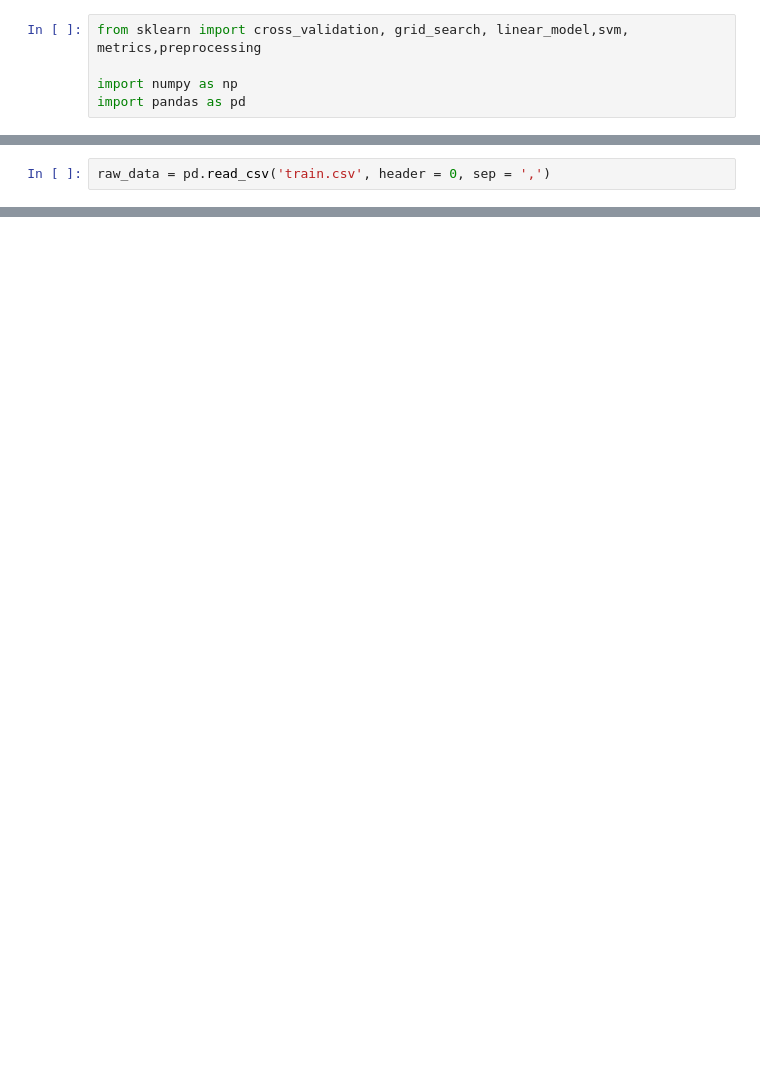
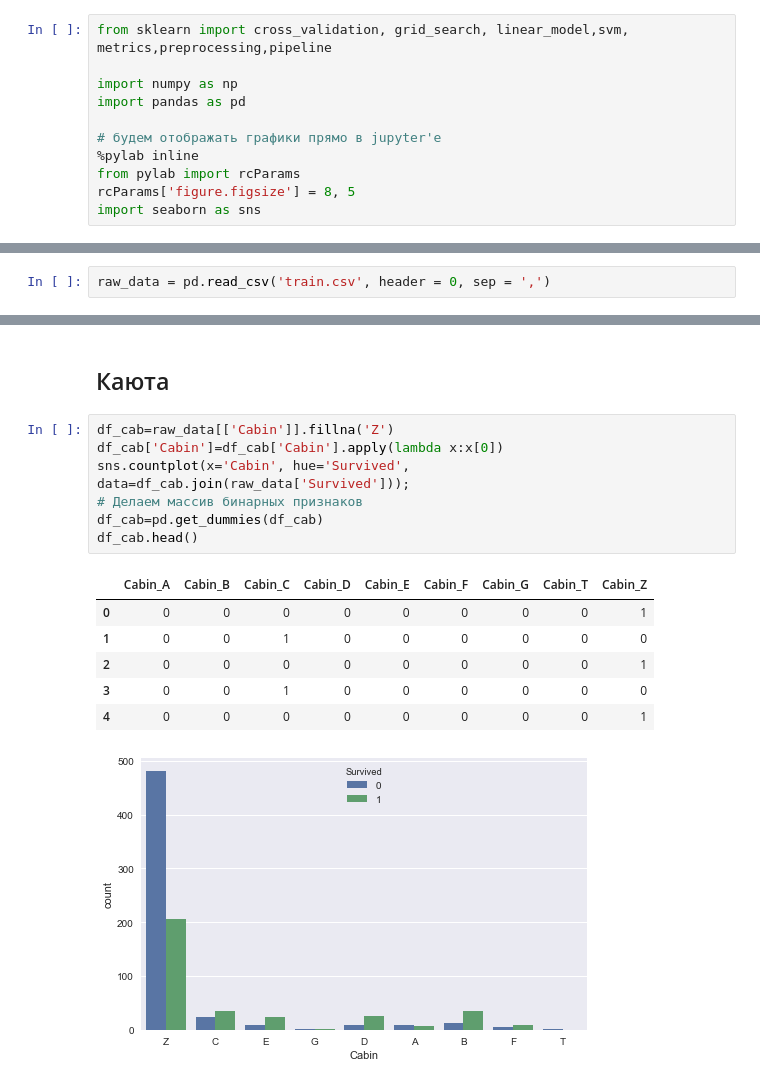
Before and after one commit to MiniGN/Kaggle-Titanic, a Jupyter notebook: run.ipynb, the cells around one changed output, grey strips where cells are left out. Drawn from its saved outputs; the diff is of its cells as text; blank space fills up the shorter version.

```diff
--- a/run.ipynb
+++ b/run.ipynb
@@ -1,5 +1,11 @@
 # %%
-from sklearn import cross_validation, grid_search, linear_model,svm, metrics,preprocessing
+from sklearn import cross_validation, grid_search, linear_model,svm, metrics,preprocessing,pipeline
 
 import numpy as np
 import pandas as pd
+
+# будем отображать графики прямо в jupyter'e
+%pylab inline
+from pylab import rcParams
+rcParams['figure.figsize'] = 8, 5
+import seaborn as sns
@@ -45,0 +50,17 @@ True
+# %% [markdown]
+## Каюта
+# %%
+df_cab=raw_data[['Cabin']].fillna('Z')
+df_cab['Cabin']=df_cab['Cabin'].apply(lambda x:x[0])
+sns.countplot(x='Cabin', hue='Survived', data=df_cab.join(raw_data['Survived']));
+# Делаем массив бинарных признаков
+df_cab=pd.get_dummies(df_cab)
+df_cab.head()
+# %% [output]
+|  | Cabin_A | Cabin_B | Cabin_C | Cabin_D | Cabin_E | Cabin_F | Cabin_G | Cabin_T | Cabin_Z |
+| 0 | 0 | 0 | 0 | 0 | 0 | 0 | 0 | 0 | 1 |
+| 1 | 0 | 0 | 1 | 0 | 0 | 0 | 0 | 0 | 0 |
+| 2 | 0 | 0 | 0 | 0 | 0 | 0 | 0 | 0 | 1 |
+| 3 | 0 | 0 | 1 | 0 | 0 | 0 | 0 | 0 | 0 |
+| 4 | 0 | 0 | 0 | 0 | 0 | 0 | 0 | 0 | 1 |
+[figure, added]
```
Also changed, not shown: parts of 24 cells of this notebook, 1 other file.
